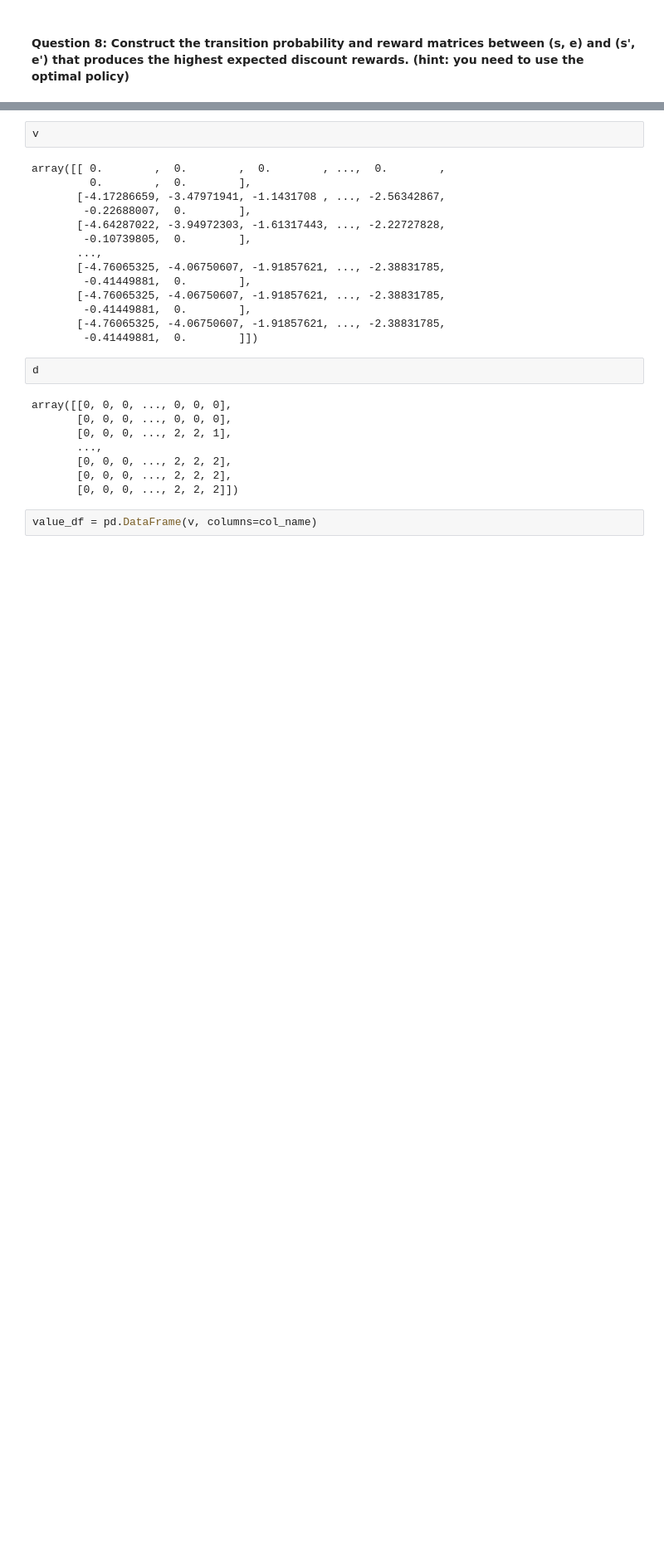
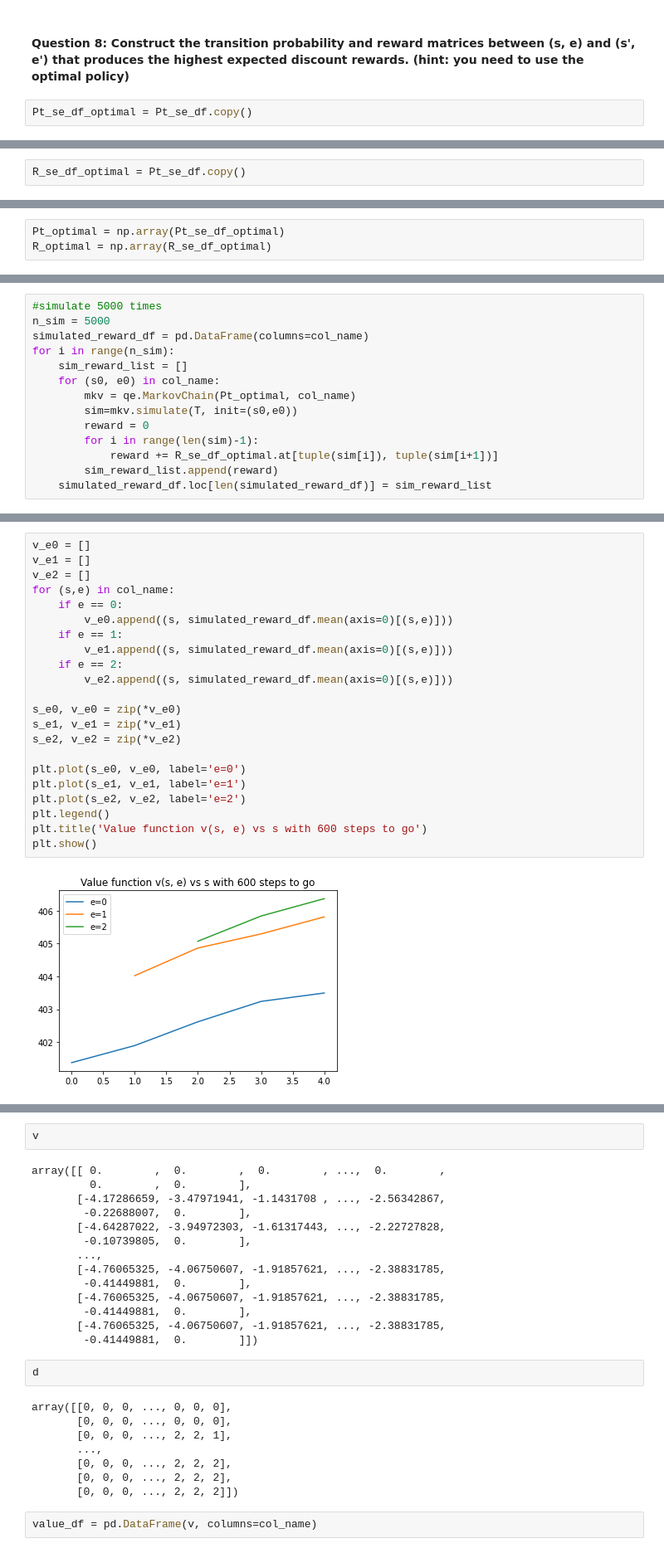
Before and after one commit to colella2/ReinforcementLearning_Assignment2, a Jupyter notebook: Reinforcement_Learning_Assignment 2_Targoon v2.ipynb, the cells around one changed output, grey strips where cells are left out. Shown at 83% size. Saved outputs shown, nothing was run; the diff lists cells and outputs as text; blank space fills up the shorter version.

```diff
--- a/Reinforcement_Learning_Assignment 2_Targoon v2.ipynb
+++ b/Reinforcement_Learning_Assignment 2_Targoon v2.ipynb
@@ -574,3 +590,5 @@ fig.subplots_adjust(top=0.95)
 [figure]
 # %% [markdown]
 #### Question 8: Construct the transition probability and reward matrices between (s, e) and (s', e') that produces the highest expected discount rewards. (hint: you need to use the optimal policy)
+# %%
+Pt_se_df_optimal = Pt_se_df.copy()
@@ -576,0 +652,2 @@ fig.subplots_adjust(top=0.95)
+# %%
+R_se_df_optimal = Pt_se_df.copy()
@@ -578,0 +681,3 @@ fig.subplots_adjust(top=0.95)
+# %%
+Pt_optimal = np.array(Pt_se_df_optimal)
+R_optimal = np.array(R_se_df_optimal)
@@ -580,0 +749,14 @@ fig.subplots_adjust(top=0.95)
+# %%
+#simulate 5000 times
+n_sim = 5000
+simulated_reward_df = pd.DataFrame(columns=col_name)
+for i in range(n_sim):
+    sim_reward_list = []
+    for (s0, e0) in col_name:
+        mkv = qe.MarkovChain(Pt_optimal, col_name)
+        sim=mkv.simulate(T, init=(s0,e0))
+        reward = 0
+        for i in range(len(sim)-1):
+            reward += R_se_df_optimal.at[tuple(sim[i]), tuple(sim[i+1])]
+        sim_reward_list.append(reward)
+    simulated_reward_df.loc[len(simulated_reward_df)] = sim_reward_list
@@ -581 +795,25 @@ fig.subplots_adjust(top=0.95)
+# %%
+v_e0 = []
+v_e1 = []
+v_e2 = []
+for (s,e) in col_name:
+    if e == 0:
+        v_e0.append((s, simulated_reward_df.mean(axis=0)[(s,e)]))
+    if e == 1:
+        v_e1.append((s, simulated_reward_df.mean(axis=0)[(s,e)]))
+    if e == 2:
+        v_e2.append((s, simulated_reward_df.mean(axis=0)[(s,e)]))
+
+s_e0, v_e0 = zip(*v_e0)
+s_e1, v_e1 = zip(*v_e1)
+s_e2, v_e2 = zip(*v_e2)
+
+plt.plot(s_e0, v_e0, label='e=0')
+plt.plot(s_e1, v_e1, label='e=1')
+plt.plot(s_e2, v_e2, label='e=2')
+plt.legend()
+plt.title('Value function v(s, e) vs s with 600 steps to go')
+plt.show()
+# %% [output]
+[figure, added]
 # %% [markdown]
```
Also changed, not shown: parts of 19 cells of this notebook.
